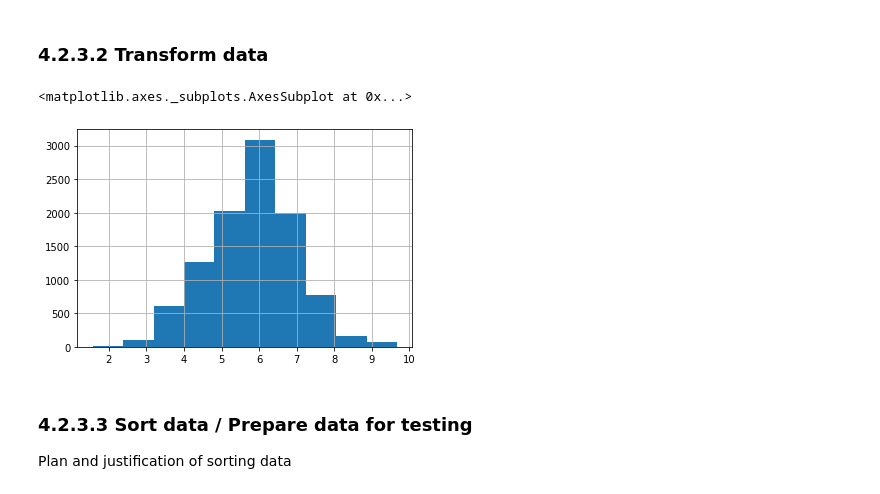
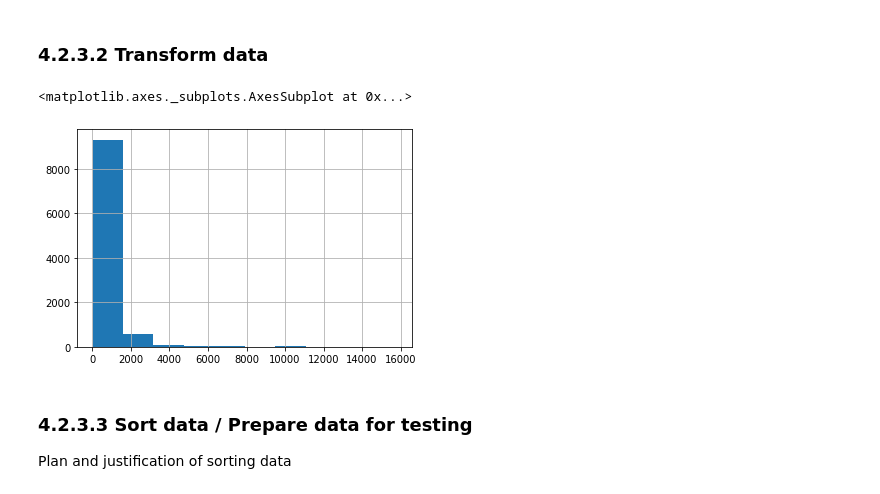
Before and after one commit to eannefawcett/Northwind-Database-Exploration, a Jupyter notebook: Region Performance.ipynb, the cells around one changed output. Cells and saved outputs as stored; diff of their text form; code cells hidden in the pictures.

```diff
--- a/Region Performance.ipynb
+++ b/Region Performance.ipynb
@@ -407,13 +407,12 @@ df.hist(figsize=(20,20));
 # %% [markdown]
 ### 4.2.3.2 Transform data
 # %%
-log = df.copy(deep=True)
-log['ItemTotal'] = df['ItemTotal'].map(lambda x: np.log(x))
-log['Quantity'] = df['Quantity'].map(lambda x: np.log(x))
-log.ItemTotal.hist()
+df['ItemTotal_log'] = df['ItemTotal'].map(lambda x: np.log(x))
+df['Quantity_log'] = df['Quantity'].map(lambda x: np.log(x))
+df.ItemTotal.hist()
 # %% [output]
 <matplotlib.axes._subplots.AxesSubplot at 0x...>
-[figure, old version]
+[figure, new version]
 # %% [markdown]
 ### 4.2.3.3 Sort data / Prepare data for testing
 
```
Also changed, not shown: parts of 58 cells of this notebook, 6 other files.
